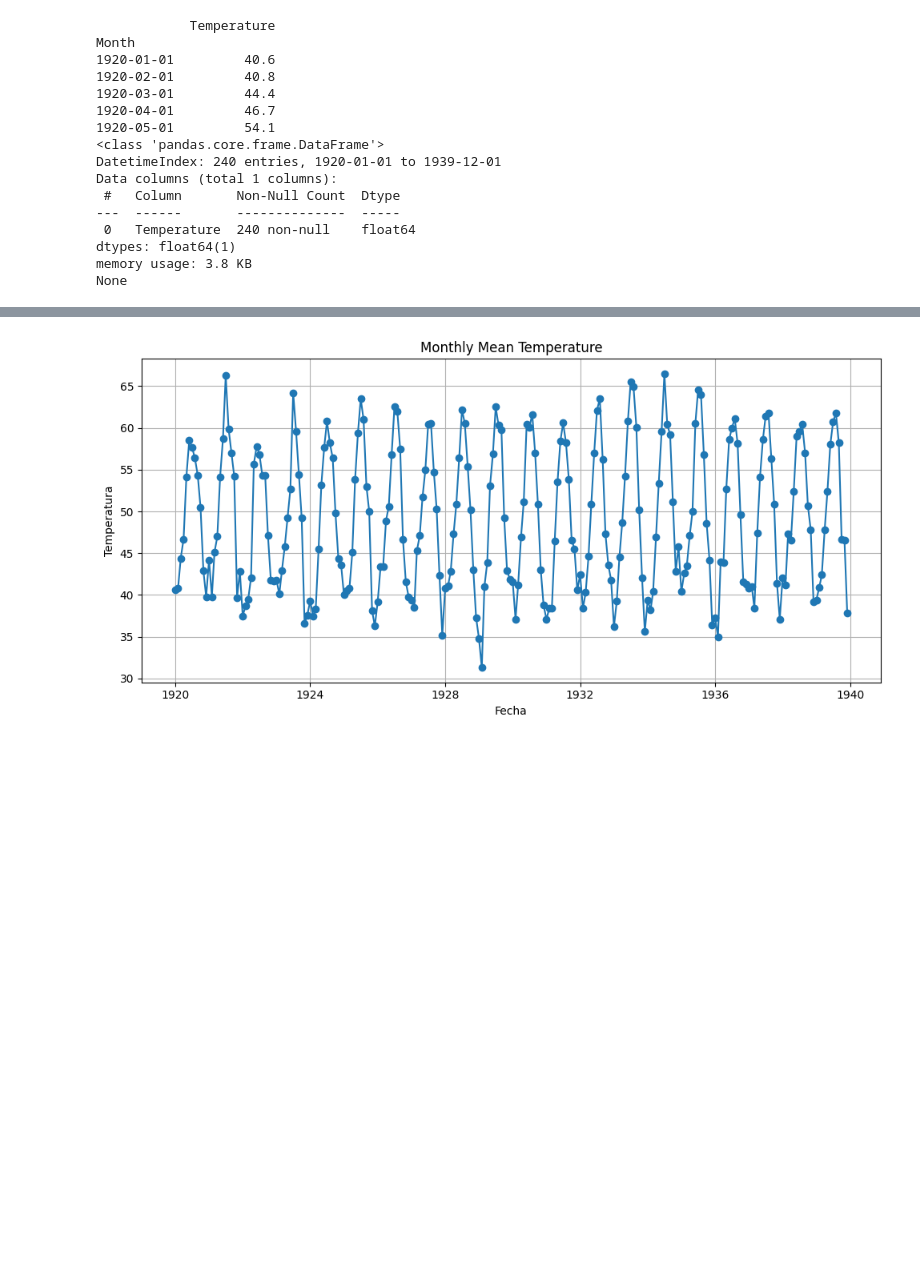
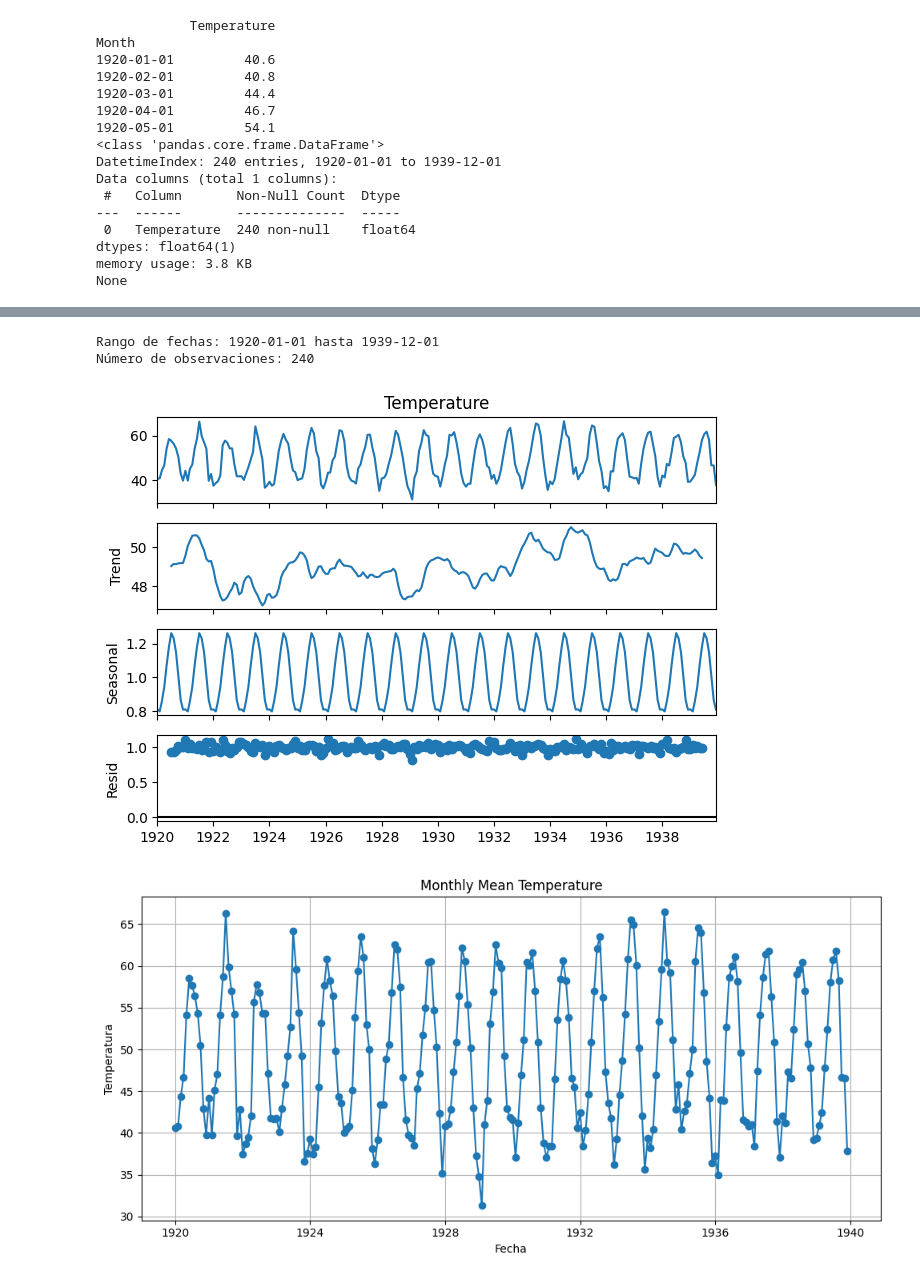
Before and after one commit to DiegoDuaS/SeriesDeTiempo, a Jupyter notebook: mean_temp.ipynb, the cells around one changed output, grey strips where cells are left out. Saved outputs shown, nothing was run; the diff lists cells and outputs as text; code cells hidden in the pictures; blank space fills up the shorter version.

```diff
--- a/mean_temp.ipynb
+++ b/mean_temp.ipynb
@@ -42,3 +56,21 @@ None
+# %%
+print(f"\nRango de fechas: {df.index.min().date()} hasta {df.index.max().date()}")
+print(f"Número de observaciones: {len(df)}")
+# %% [output]
+Rango de fechas: 1920-01-01 hasta 1939-12-01
+Número de observaciones: 240
+# %%
+from statsmodels.tsa.seasonal import seasonal_decompose
+
+# Descomponer en tendencia, estacionalidad y residuo
+result = seasonal_decompose(df['Temperature'], model='multiplicative', period=12)
+
+# Mostrar la descomposición
+result.plot()
+plt.tight_layout()
+plt.show()
+# %% [output]
+[figure, added]
 # %%
 plt.figure(figsize=(10, 5))
 plt.plot(df.index, df['Temperature'], marker='o', linestyle='-')
```
Also changed, not shown: parts of 6 cells of this notebook, 1 other file.
